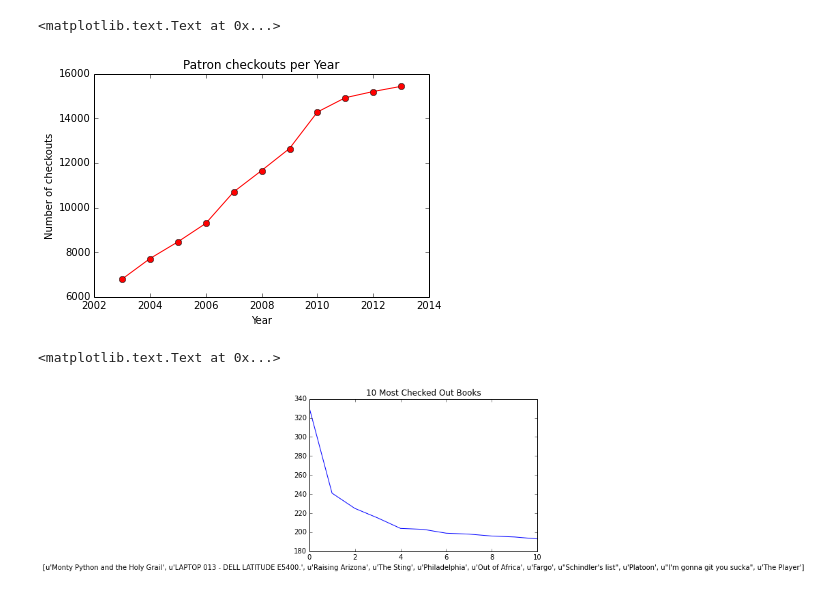
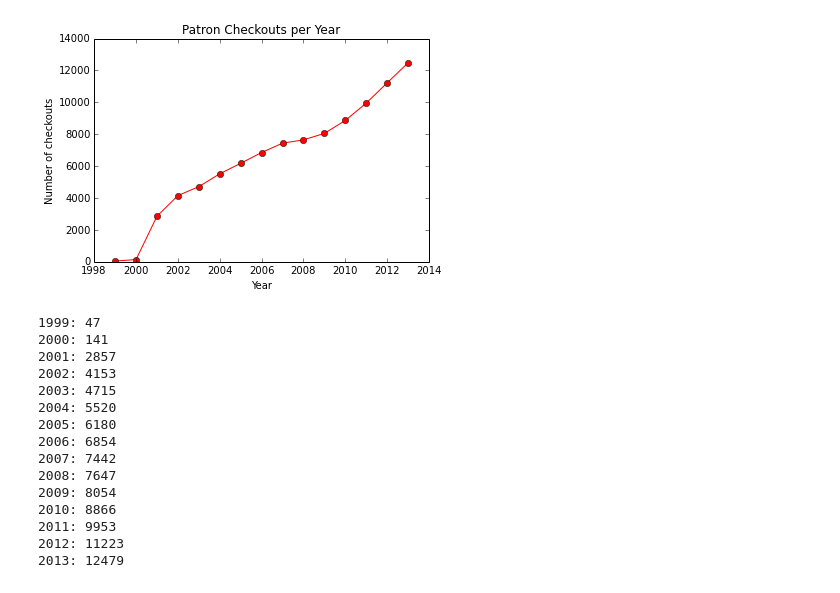
Before and after one commit to jermnelson/semantic-server, a Jupyter notebook: analytics/doc/2014.ipynb, the cells around one changed output. Cells and saved outputs as stored; diff of their text form; code cells hidden in the pictures.

```diff
--- a/analytics/doc/2014.ipynb
+++ b/analytics/doc/2014.ipynb
@@ -48,23 +70,32 @@ Total keys in analytics=922662
 # %%
 import datetime
 import matplotlib.pyplot as plt
 %matplotlib inline
 plt.figure(1)
 last_year = datetime.datetime.utcnow().year
-years = [year for year in xrange(last_year-11, last_year)]
+years = [year for year in xrange(last_year-15, last_year)]
 checkouts = [analytics.bitcount('{}:checkouts'.format(year)) for year in years]
 plt.plot(years, checkouts, 'ro-')
 plt.ylabel('Number of checkouts')
 plt.xlabel('Year')
-plt.title("Patron checkouts per Year")
+plt.title("Patron Checkouts per Year")
+plt.show()
+for i,year in enumerate(years):
+    print("{}: {}".format(year, checkouts[i]))
 # %% [output]
+[figure, new version]
-<matplotlib.text.Text at 0x...>
+1999: 47
+2000: 141
+2001: 2857
+2002: 4153
+2003: 4715
+2004: 5520
+2005: 6180
+2006: 6854
+2007: 7442
+2008: 7647
+2009: 8054
+2010: 8866
+2011: 9953
+2012: 11223
+2013: 12479
-[figure, old version]
-# %%
-plt.figure(2)
-plt.title("10 Most Checked Out Books")
-plt.plot([x.get('count') for x in top_ten])
-plt.xlabel([x.get('title') for x in top_ten])
-# %% [output]
-<matplotlib.text.Text at 0x...>
-[figure, removed]
```
Also changed, not shown: parts of 9 cells of this notebook, 5 other files.
